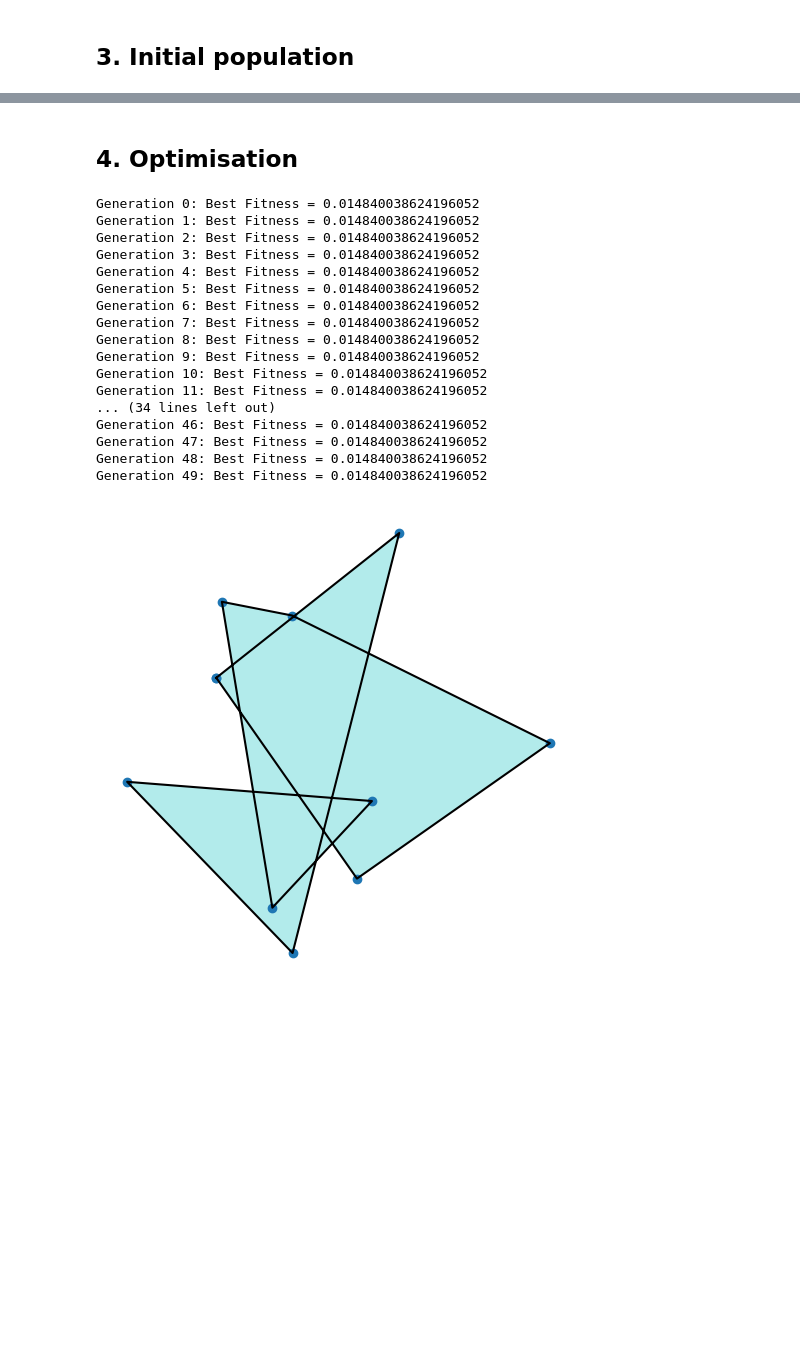
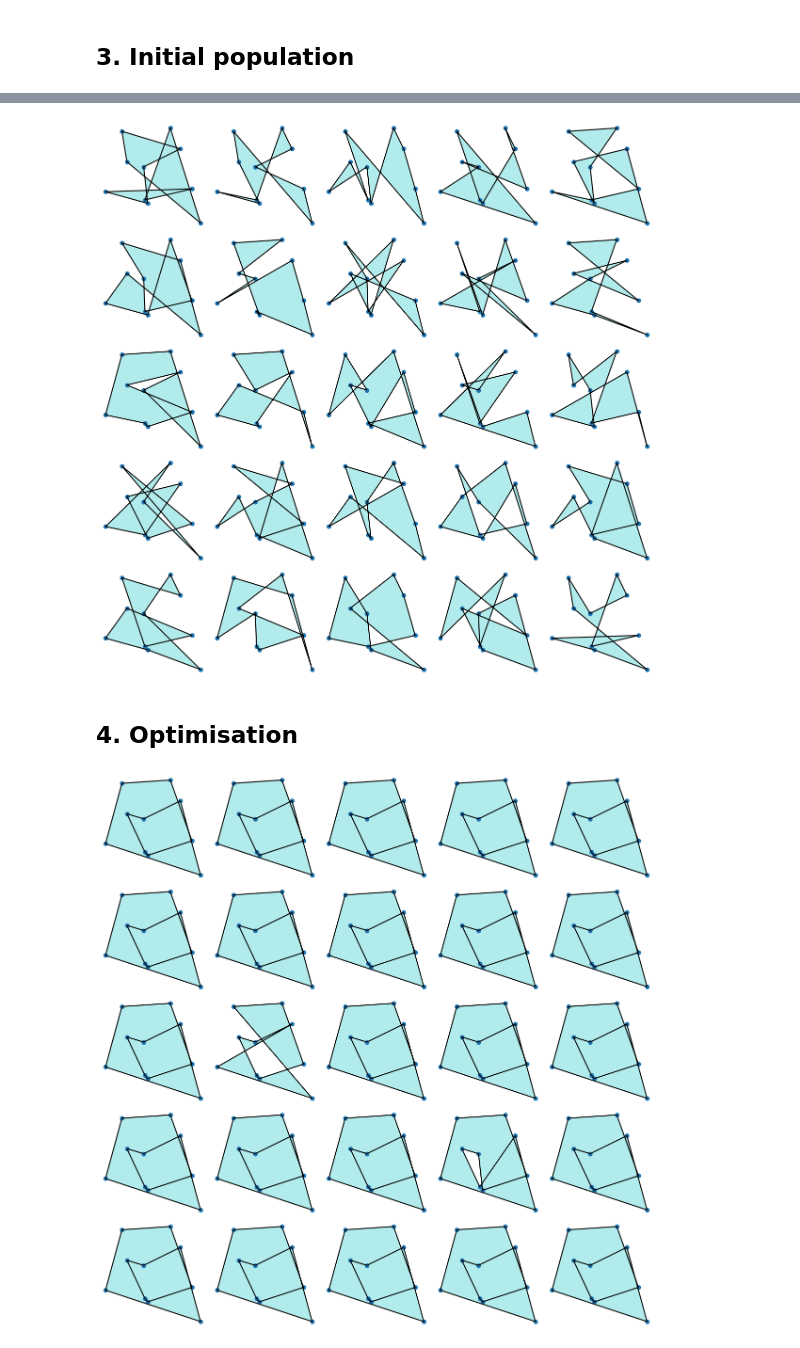
Before and after one commit to mark-hobbs/ga-demo, a Jupyter notebook: ga-demo.ipynb, the cells around one changed output, grey strips where cells are left out. Drawn from its saved outputs; the diff is of its cells as text; code cells hidden in the pictures; blank space fills up the shorter version.

```diff
--- a/ga-demo.ipynb
+++ b/ga-demo.ipynb
@@ -87,5 +86,2 @@ Fitness score: 0.0000
 # %% [markdown]
 ## 3. Initial population
-# %%
-ga = GeneticAlgorithm(points, population_size=25, num_generations=50, num_parents=4)
-ga.plot_population()
@@ -94,24 +88,23 @@ ga.plot_population()
+# %%
+from population import Population
+
+population_size = 25
+individuals = []
+individuals = [Polygon(np.random.permutation(points)) for _ in range(population_size)]
+population = Population(individuals, num_parents=4)
+population.plot()
+# %% [output]
+[figure, added]
 # %% [markdown]
 ## 4. Optimisation
 # %%
-best_polygon = ga.evolve()
-best_polygon.plot()
+from ga import GeneticAlgorithm
+
+ga = GeneticAlgorithm(population, num_generations=50)
+ga.evolve()
+ga.population.plot()
+
+# best_polygon = ga.evolve()
+# best_polygon.plot()
 # %% [output]
-Generation 0: Best Fitness = 0.014840038624196052
-Generation 1: Best Fitness = 0.014840038624196052
-Generation 2: Best Fitness = 0.014840038624196052
-Generation 3: Best Fitness = 0.014840038624196052
-Generation 4: Best Fitness = 0.014840038624196052
-Generation 5: Best Fitness = 0.014840038624196052
-Generation 6: Best Fitness = 0.014840038624196052
-Generation 7: Best Fitness = 0.014840038624196052
-Generation 8: Best Fitness = 0.014840038624196052
-Generation 9: Best Fitness = 0.014840038624196052
-Generation 10: Best Fitness = 0.014840038624196052
-Generation 11: Best Fitness = 0.014840038624196052
-... (34 lines left out)
-Generation 46: Best Fitness = 0.014840038624196052
-Generation 47: Best Fitness = 0.014840038624196052
-Generation 48: Best Fitness = 0.014840038624196052
-Generation 49: Best Fitness = 0.014840038624196052
-[figure, old version]
+[figure, new version]
```
Also changed, not shown: parts of 5 cells of this notebook, 3 other files.
